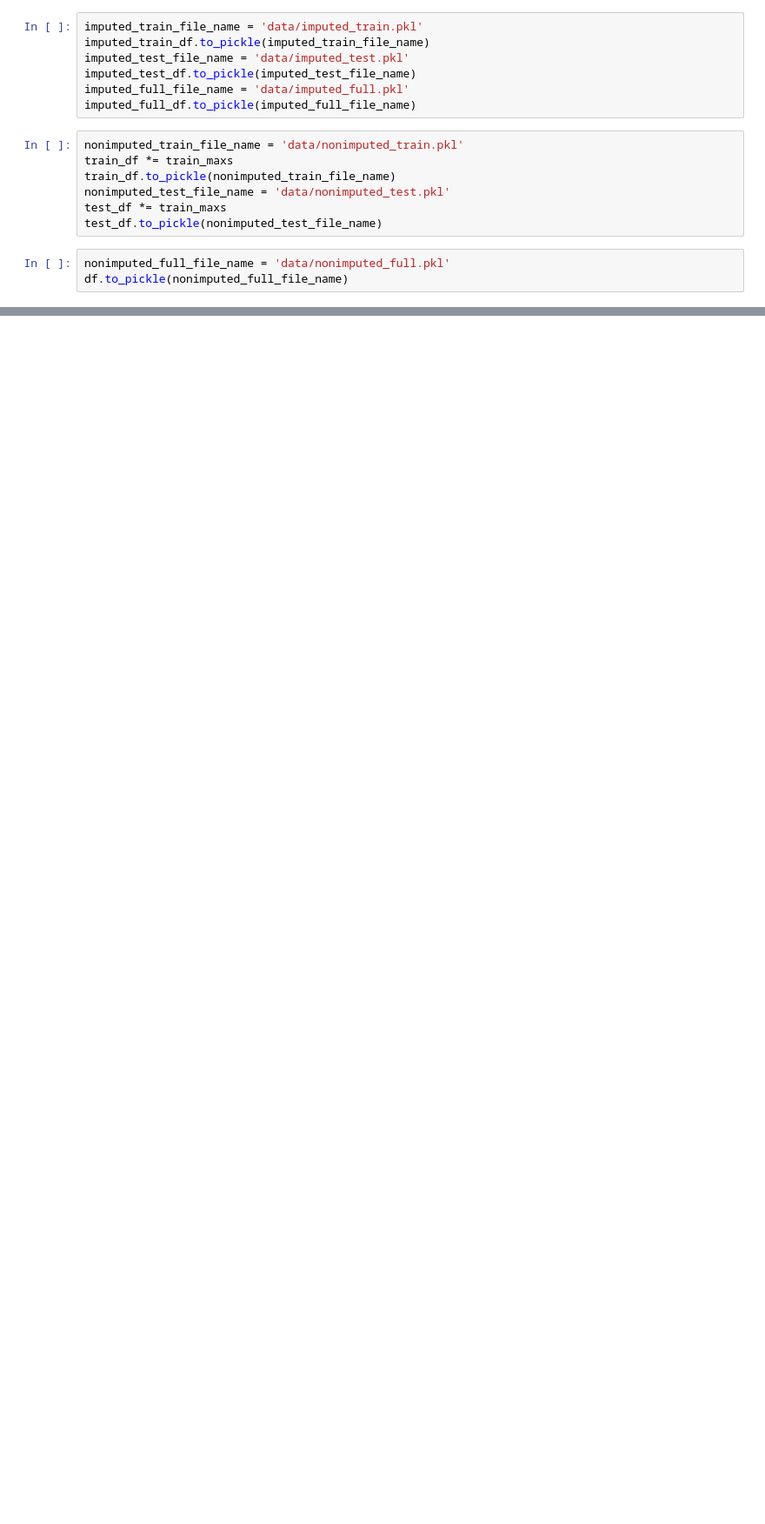
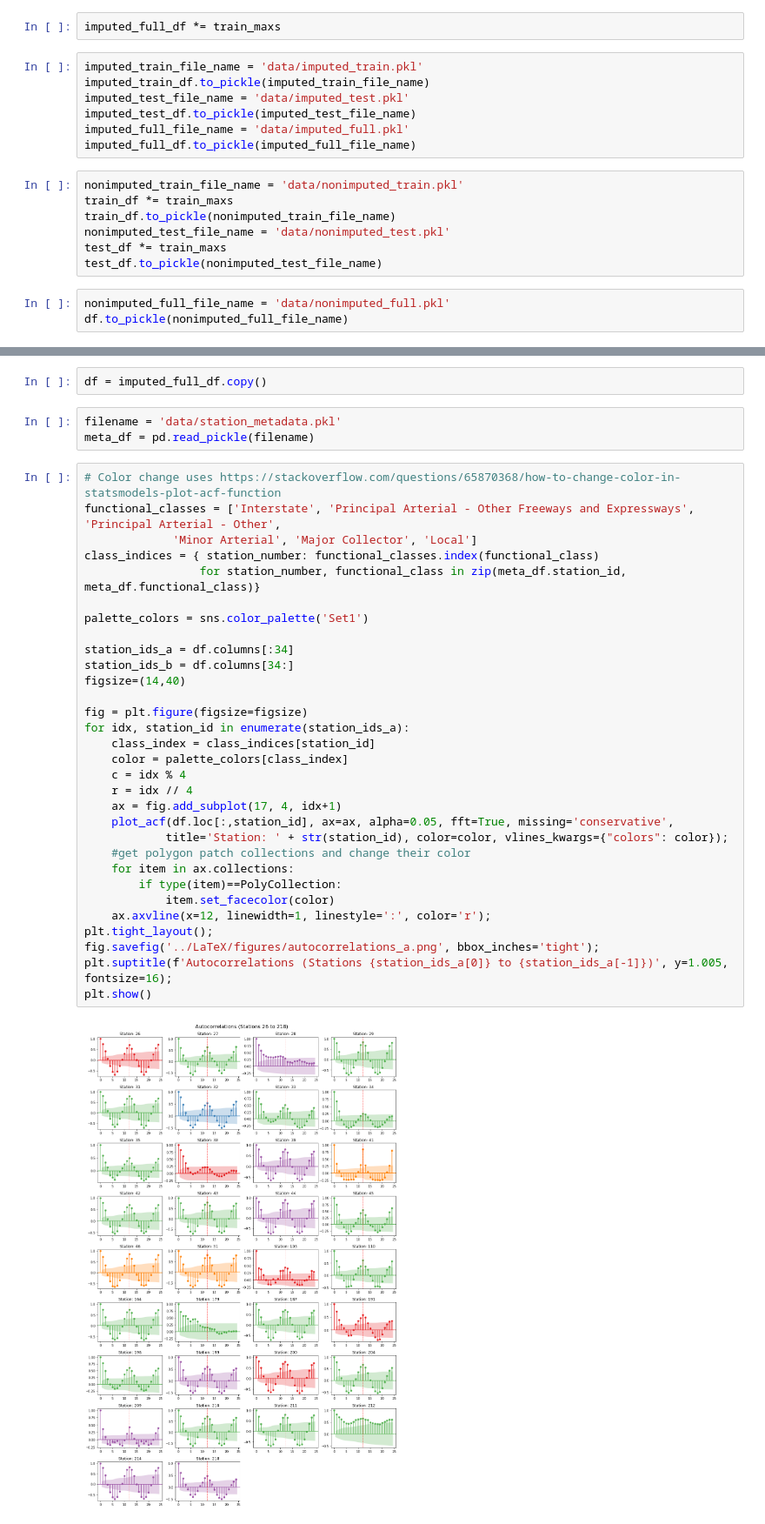
Before and after one commit to nmwodarz/mndot-traffic-project, a Jupyter notebook: code/3. Imputation.ipynb, the cells around one changed output, grey strips where cells are left out. Shown at 87% size. Drawn from its saved outputs; the diff is of its cells as text; blank space fills up the shorter version.

```diff
--- a/code/3. Imputation.ipynb
+++ b/code/3. Imputation.ipynb
@@ -696,6 +700,8 @@ imputed_test_df *= train_maxs
 full_df = df.copy()
 full_df /= train_maxs
 imputed_full_df = cdrec_monthly(full_df)
+# %%
+imputed_full_df *= train_maxs
 # %%
 imputed_train_file_name = 'data/imputed_train.pkl'
 imputed_train_df.to_pickle(imputed_train_file_name)
@@ -715,0 +726,38 @@ df.to_pickle(nonimputed_full_file_name)
+# %%
+df = imputed_full_df.copy()
+# %%
+filename = 'data/station_metadata.pkl'
+meta_df = pd.read_pickle(filename)
+# %%
+# Color change uses https://stackoverflow.com/questions/65870368/how-to-change-color-in-statsmodels-plot-acf-function
+functional_classes = ['Interstate', 'Principal Arterial - Other Freeways and Expressways', 'Principal Arterial - Other',
+             'Minor Arterial', 'Major Collector', 'Local']
+class_indices = { station_number: functional_classes.index(functional_class)
+                 for station_number, functional_class in zip(meta_df.station_id, meta_df.functional_class)}
+
+palette_colors = sns.color_palette('Set1')
+
+station_ids_a = df.columns[:34]
+station_ids_b = df.columns[34:]
+figsize=(14,40)
+
+fig = plt.figure(figsize=figsize)
+for idx, station_id in enumerate(station_ids_a):
+    class_index = class_indices[station_id]
+    color = palette_colors[class_index]
+    c = idx % 4
+    r = idx // 4
+    ax = fig.add_subplot(17, 4, idx+1)
+    plot_acf(df.loc[:,station_id], ax=ax, alpha=0.05, fft=True, missing='conservative',
+            title='Station: ' + str(station_id), color=color, vlines_kwargs={"colors": color});
+    #get polygon patch collections and change their color
+    for item in ax.collections:
+        if type(item)==PolyCollection:
+            item.set_facecolor(color)
+    ax.axvline(x=12, linewidth=1, linestyle=':', color='r');
+plt.tight_layout();
+fig.savefig('../LaTeX/figures/autocorrelations_a.png', bbox_inches='tight');
+plt.suptitle(f'Autocorrelations (Stations {station_ids_a[0]} to {station_ids_a[-1]})', y=1.005, fontsize=16);
+plt.show()
+# %% [output]
+[figure, added]
```
Also changed, not shown: parts of 12 cells of this notebook, 4 other files.
